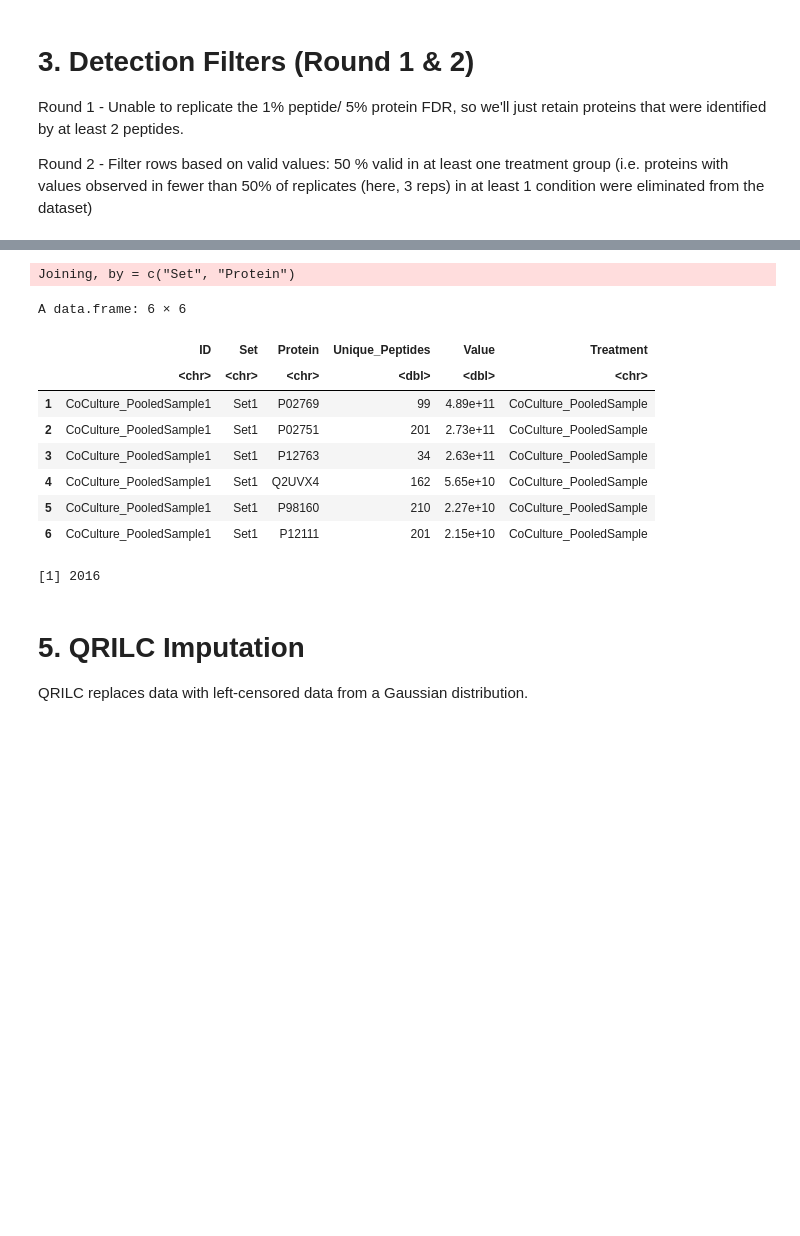
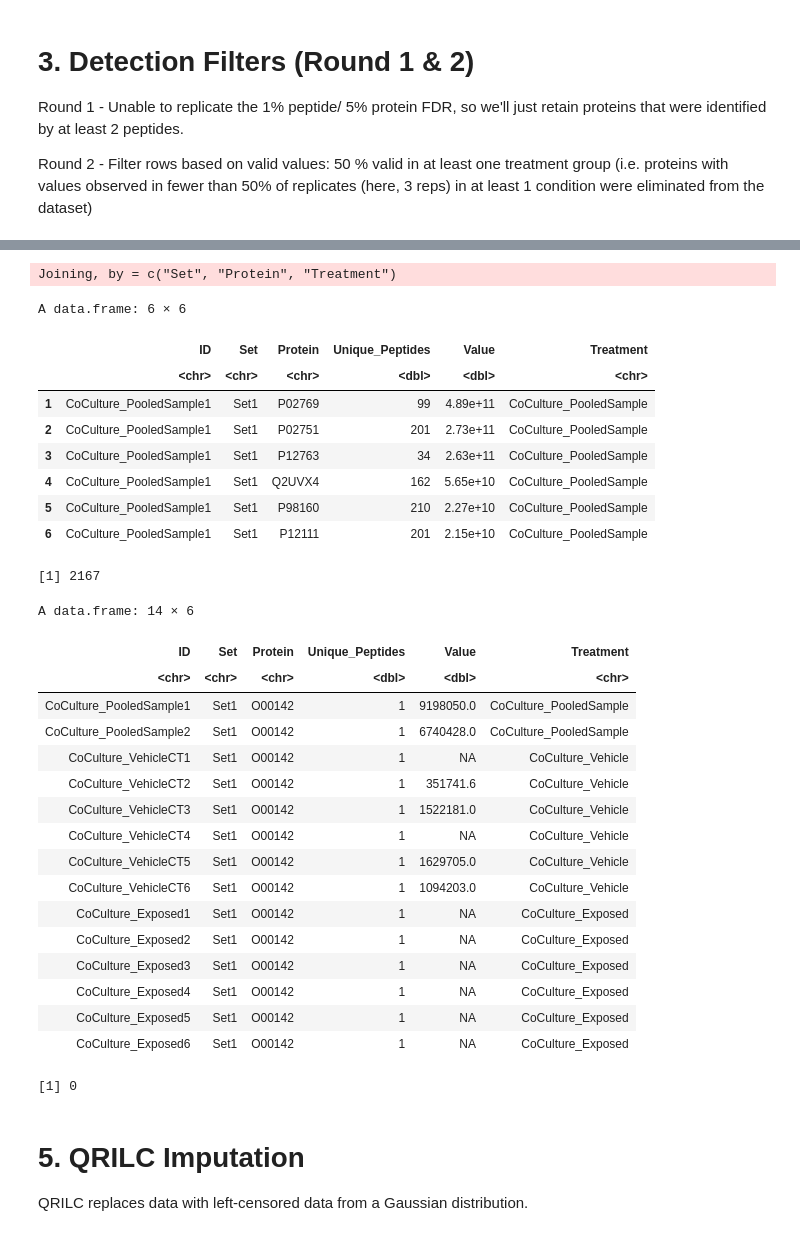
Before and after one commit to alexispayton/Wildfires-and-Extracellular-Vesicles-EVs-Woodsmoke-Alters-EV-Proteomic-Signatures-involved-in-Ext, a Jupyter notebook: 3. Proteomics Data Processing/Data Processing.ipynb, the cells around one changed output, grey strips where cells are left out. Saved outputs shown, nothing was run; the diff lists cells and outputs as text; code cells hidden in the pictures; blank space fills up the shorter version.

```diff
--- a/3. Proteomics Data Processing/Data Processing.ipynb
+++ b/3. Proteomics Data Processing/Data Processing.ipynb
@@ -201,16 +201,17 @@ A grouped_df: 6 × 4
 [1] 290
 # %%
 # removing those 290 proteins from the entire dataset (but within each set)
-# REST OF THIS CODE ISN'T NECESSARY...DELETE!!!
 
 #finding proteins that exist only in the proteome_df but not the removed proteins_df
-detection_filter_df = anti_join(proteome_df, removed_proteins_df)
+`%notin%` <- Negate(`%in%`)
+detection_filter_df = #proteome_df %>% filter(Protein %notin% removed_proteins)
+    anti_join(proteome_df, removed_proteins_df)
 head(detection_filter_df)
 
 #number of proteins kept
 length(unique(detection_filter_df$Protein))
 # %% [output]
-Joining, by = c("Set", "Protein")
+Joining, by = c("Set", "Protein", "Treatment")
 A data.frame: 6 × 6
 |  | ID | Set | Protein | Unique_Peptides | Value | Treatment |
 |  | <chr> | <chr> | <chr> | <dbl> | <dbl> | <chr> |
@@ -220,7 +221,33 @@ A data.frame: 6 × 6
 | 4 | CoCulture_PooledSample1 | Set1 | Q2UVX4 | 162 | 5.65e+10 | CoCulture_PooledSample |
 | 5 | CoCulture_PooledSample1 | Set1 | P98160 | 210 | 2.27e+10 | CoCulture_PooledSample |
 | 6 | CoCulture_PooledSample1 | Set1 | P12111 | 201 | 2.15e+10 | CoCulture_PooledSample |
-[1] 2016
+[1] 2167
+# %%
+# TRY FIXING ISSUES WITH THIS HERE!!
+proteome_df %>% filter(Protein == "O00142")
+# %% [output]
+A data.frame: 14 × 6
+| ID | Set | Protein | Unique_Peptides | Value | Treatment |
+| <chr> | <chr> | <chr> | <dbl> | <dbl> | <chr> |
+| CoCulture_PooledSample1 | Set1 | O00142 | 1 | 9198050.0 | CoCulture_PooledSample |
+| CoCulture_PooledSample2 | Set1 | O00142 | 1 | 6740428.0 | CoCulture_PooledSample |
+| CoCulture_VehicleCT1 | Set1 | O00142 | 1 | NA | CoCulture_Vehicle |
+| CoCulture_VehicleCT2 | Set1 | O00142 | 1 | 351741.6 | CoCulture_Vehicle |
+| CoCulture_VehicleCT3 | Set1 | O00142 | 1 | 1522181.0 | CoCulture_Vehicle |
+| CoCulture_VehicleCT4 | Set1 | O00142 | 1 | NA | CoCulture_Vehicle |
+| CoCulture_VehicleCT5 | Set1 | O00142 | 1 | 1629705.0 | CoCulture_Vehicle |
+| CoCulture_VehicleCT6 | Set1 | O00142 | 1 | 1094203.0 | CoCulture_Vehicle |
+| CoCulture_Exposed1 | Set1 | O00142 | 1 | NA | CoCulture_Exposed |
+| CoCulture_Exposed2 | Set1 | O00142 | 1 | NA | CoCulture_Exposed |
+| CoCulture_Exposed3 | Set1 | O00142 | 1 | NA | CoCulture_Exposed |
+| CoCulture_Exposed4 | Set1 | O00142 | 1 | NA | CoCulture_Exposed |
+| CoCulture_Exposed5 | Set1 | O00142 | 1 | NA | CoCulture_Exposed |
+| CoCulture_Exposed6 | Set1 | O00142 | 1 | NA | CoCulture_Exposed |
+# %%
+# check to ensure I've kept the correct number of proteins -REMOVE??
+length(unique(proteome_df$Protein)) - length(unique(detection_filter_df$Protein))
+# %% [output]
+[1] 0
 # %% [markdown]
 # 5. QRILC Imputation
 
```
Also changed, not shown: parts of 7 cells of this notebook.
